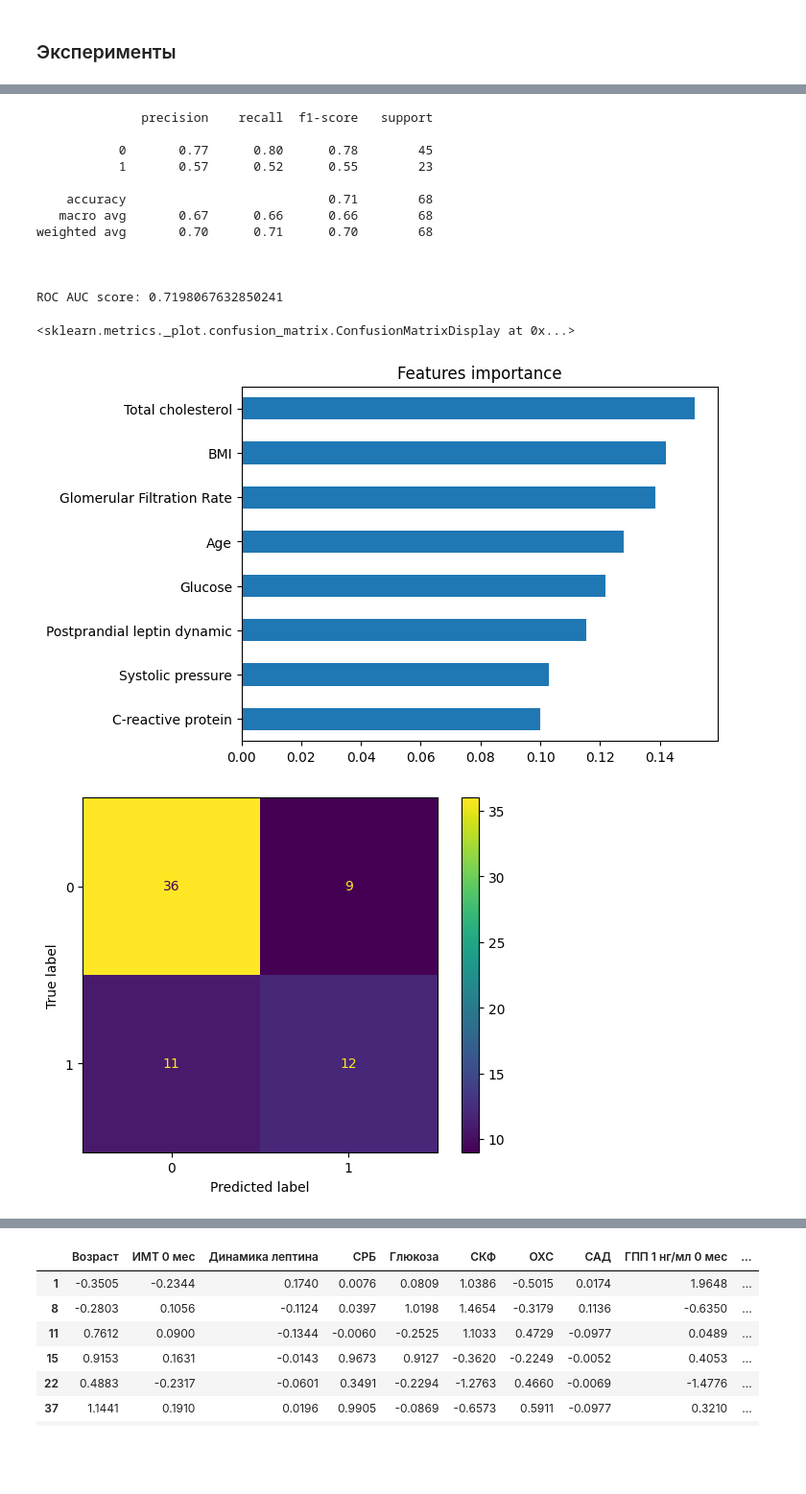
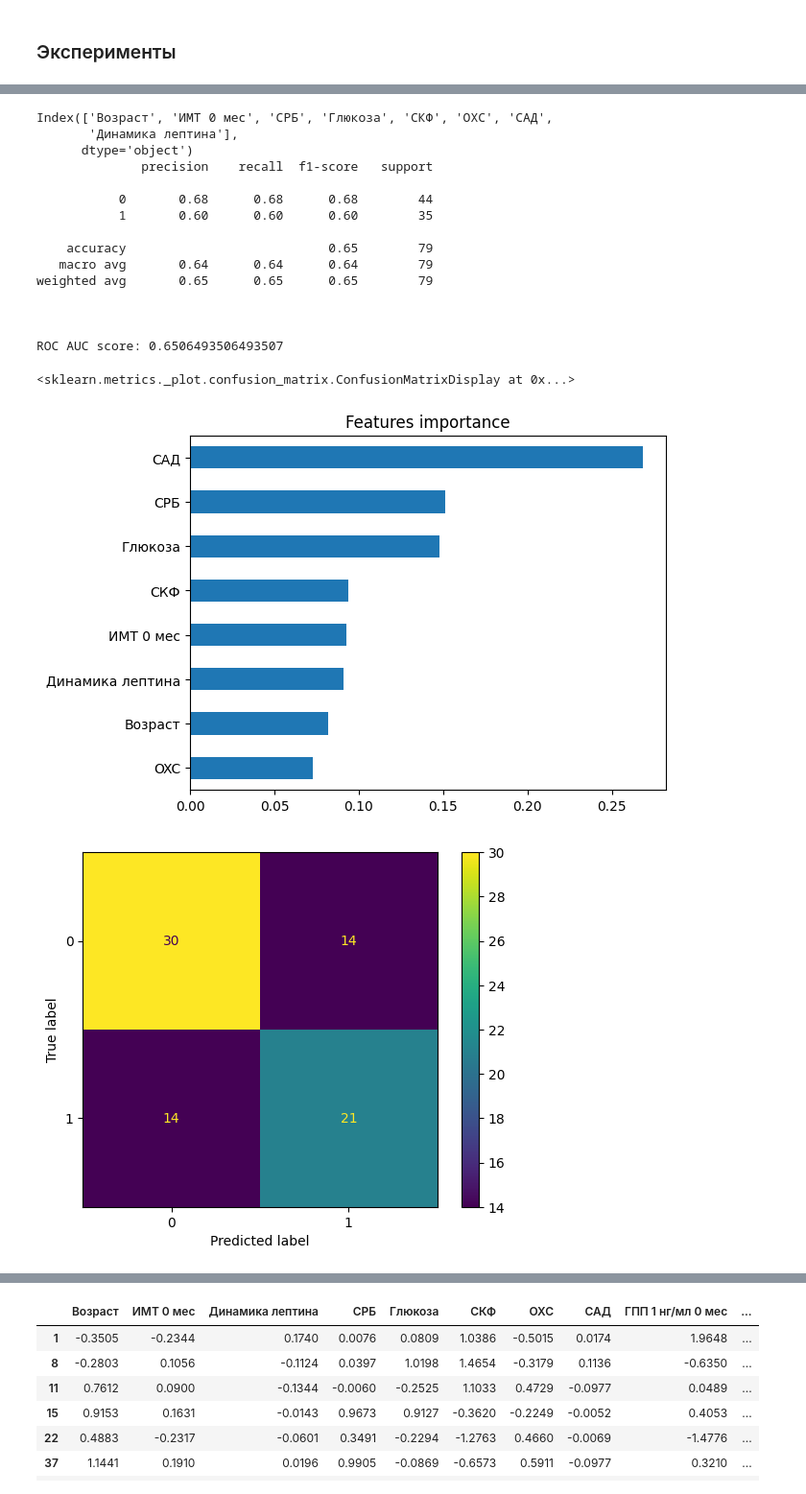
Before and after one commit to geniusserg/Endocrinology, a Jupyter notebook: experiments.ipynb, the cells around one changed output, grey strips where cells are left out. Shown at 96% size. Drawn from its saved outputs; the diff is of its cells as text; code cells hidden in the pictures; blank space fills up the shorter version.

```diff
--- a/experiments.ipynb
+++ b/experiments.ipynb
@@ -180,14 +180,6 @@ def classification_experiment(model, X, y, use_pipeline=True, imputer=SimpleImpu
     pipe.fit(X_train, y_train)
     predicted_res = pipe.predict(X_test)
     prediction_probability = pipe.predict_proba(X_test)[:, 1]
-    # SHAP explanation
-    if ((predicted_res != y_test[0])):
-        shap_values_error_sample = explainer.shap_values(X_test)
-        for j in range(len(X_test.columns)):
-            stats[X_test.columns[j]].append(shap_values_error_sample[0][j])
-        errors.append(idx)
-        if ((idx >= 60)): # and (y_test[0] == 1)):
-            continue
     y_pred.append(predicted_res)
     y_pred_proba.append(prediction_probability)
     y_true.append(y_test[0])
@@ -243,10 +235,12 @@ def shap_summary_plot(model, X):
     exp = get_shap_explainer(model, X)
     shap.summary_plot(exp.shap_values_calculated[:, :],X)
 
-def experiment_logger(model, X, y_true, y_pred, y_pred_proba, translation_dict):
+def experiment_logger(model, X, y_true, y_pred, y_pred_proba, translation_dict=None):
     print(X.columns)
-    translated_features = [translation_dict[i] if i in translation_dict else i for i in X.columns ]
-    print(translated_features)
+    if translation_dict is not None:
+        translated_features = [translation_dict[i] if i in translation_dict else i for i in X.columns]
+    else:
+        translated_features = X.columns
     importances = model.feature_importances_
     rocauc = roc_auc_score(y_true, y_pred_proba)
     print(classification_report(y_true, y_pred))
@@ -289,23 +283,25 @@ def plot_pr_auc(y_true, y_pred_proba):
 ### Эксперименты
 # %%
 dt = Dataset(dataset_path="data/dataset.xlsx"); dt.preprocess(medicine="SIB")
-# dt = Dataset(dataset_path="data/dataset_september.xlsx"); dt.preprocess(agroup_params_only=False)
 
-# params_good =  [ "ИМТ 3 мес", "СРБ", "Лептинрезистентность", "Глюкоза", 'СКФ', "САД", "% потери веса 3 мес"]
-params_good = ['Возраст', 'ИМТ 0 мес', 'СРБ', 'Глюкоза', 'СКФ', 'OXC', 'САД', 'Динамика лептина']
+mode, extra = "3_month", False
 
+if mode=="6_month":
+    params_good =  [ "ИМТ 3 мес", "СРБ", 'OXC', "Динамика лептина", "Глюкоза", 'СКФ', "САД", "% потери веса 3 мес"]
+else:
+    params_good = [ 'Возраст', 'ИМТ 0 мес', 'СРБ', 'Глюкоза', 'СКФ', 'OXC', 'САД', 'Динамика лептина']
+if extra == True and mode == "3_month":
+    params_good.extend(['ГПП 1 нг/мл 0 мес', 'ГИП (пг/мл) 0 мес', 'Грелин (нг/мл) 0 мес', 'miR142 (ПЛАЗМА) 0 мес', 'sST2 нг/мл (15,15-26,86) 0 мес' ])
+if extra == True and mode == "3_month":
+    params_good.extend(['ГПП 1 нг/мл 0 мес', 'ГИП (пг/мл) 0 мес',  'miR142 (ПЛАЗМА) 0 мес'])
 
-# params_good = ['ИМТ 0 мес']
-# params_good = ['Вес 0 мес', 'OXC', 'Возраст']
+if mode == "6_month":
+    X, y = dt.get_X_y("SIB", 7, params=params_good, target_type="both")
+else:
+    X, y = dt.get_X_y("SIB", 5, params=params_good, target_type="A")
 
-# params_good.extend(['ГПП 1 нг/мл 0 мес', 'ГИП (пг/мл) 0 мес', 'miR142 (ПЛАЗМА) 0 мес'])
-# params_good.extend(['ГПП 1 нг/мл 0 мес', 'ГИП (пг/мл) 0 мес', 'Грелин (нг/мл) 0 мес', 'miR142 (ПЛАЗМА) 0 мес', 'Проколлаген 1 типа нг/мл (183-244) 0 мес', 'Проколлаген 3 типа пг/мл (11178-36957) 0 мес', 'sST2 нг/мл (15,15-26,86) 0 мес' ])
-# params_good.extend(['EQ-5'])
-
-# X, y = dt.get_X_y("SIB", 7, params=params_good, target_type="both")
-X, y = dt.get_X_y("SIB", 5, params=params_good, target_type="A")
 model = XGBClassifier()
 model, X, y_true, y_pred, y_pred_proba = classification_experiment(model, X, y, use_pipeline=False)
-experiment_logger(model, X, y_true, y_pred, y_pred_proba, translation_dict)
+experiment_logger(model, X, y_true, y_pred, y_pred_proba)
 # %% [output]
 |  | Возраст | ИМТ 0 мес | СРБ | Глюкоза | СКФ | OXC | САД | Динамика лептина | y |
@@ -345,15 +309,18 @@ experiment_logger(model, X, y_true, y_pred, y_pred_proba, translation_dict)
+Index(['Возраст', 'ИМТ 0 мес', 'СРБ', 'Глюкоза', 'СКФ', 'OXC', 'САД',
+       'Динамика лептина'],
+      dtype='object')
               precision    recall  f1-score   support
 
-           0       0.77      0.80      0.78        45
-           1       0.57      0.52      0.55        23
+           0       0.68      0.68      0.68        44
+           1       0.60      0.60      0.60        35
 
-    accuracy                           0.71        68
-   macro avg       0.67      0.66      0.66        68
-weighted avg       0.70      0.71      0.70        68
+    accuracy                           0.65        79
+   macro avg       0.64      0.64      0.64        79
+weighted avg       0.65      0.65      0.65        79
 
 
 
-ROC AUC score: 0.7198067632850241
+ROC AUC score: 0.6506493506493507
 <sklearn.metrics._plot.confusion_matrix.ConfusionMatrixDisplay at 0x...>
-[figure, old version]
+[figure, new version]
-[figure, old version]
+[figure, new version]
```
Also changed, not shown: parts of 2 cells of this notebook.
